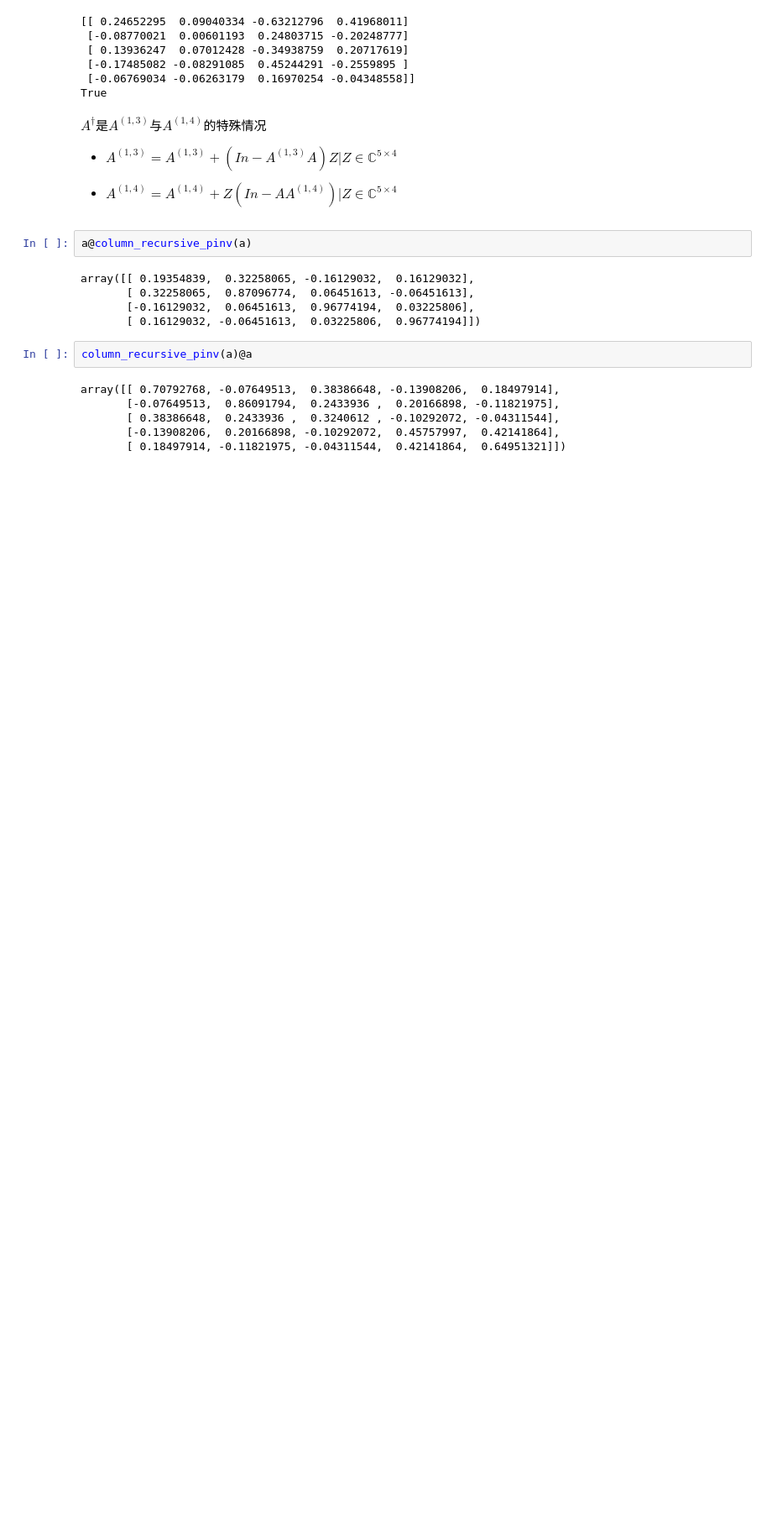
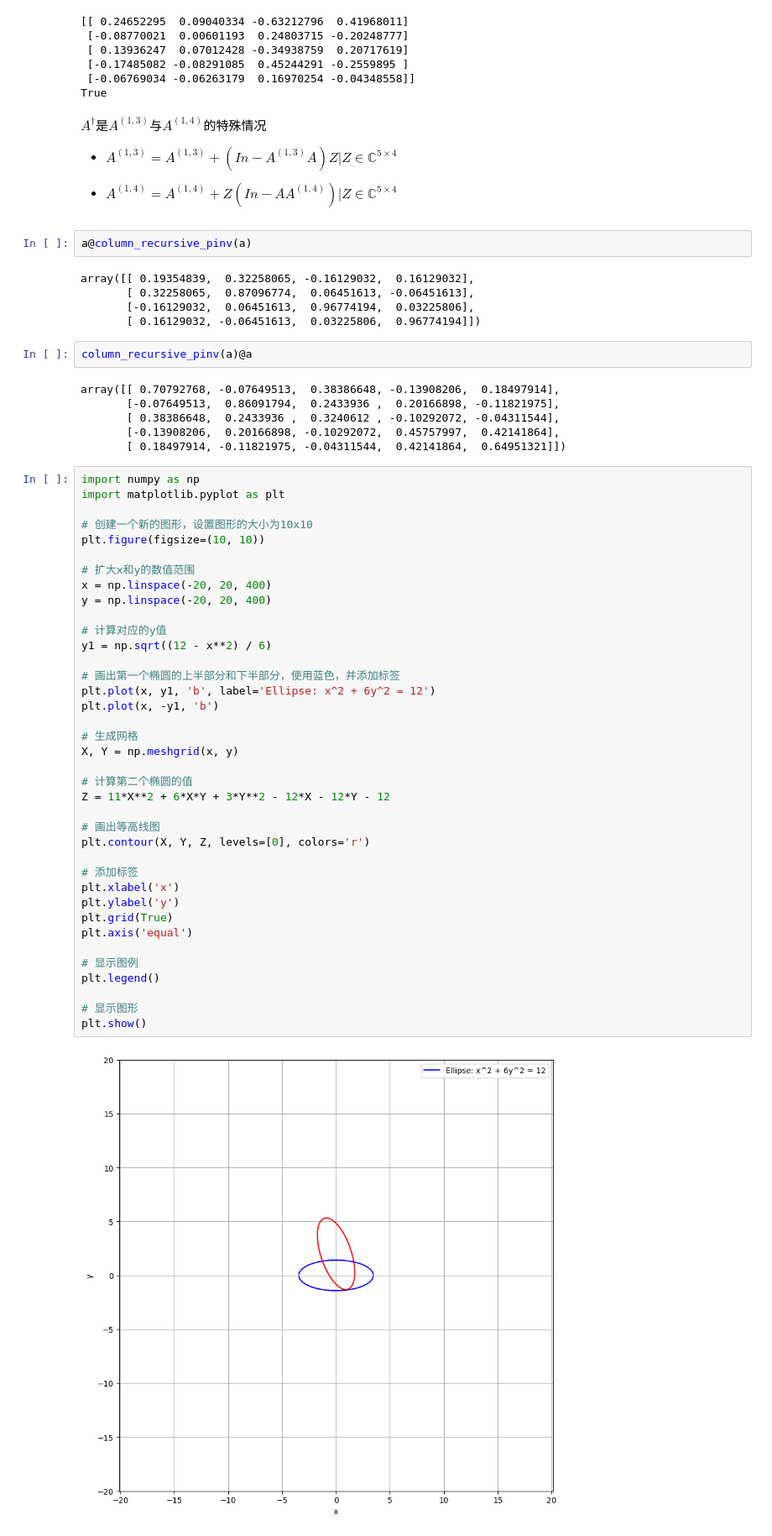
Before and after one commit to sirius777coder/Bioinformatics-Fileds, a Jupyter notebook: bioinformatics/05_matrix_analysis.ipynb, the cells around one changed output. Shown at 84% size. Saved outputs shown, nothing was run; the diff lists cells and outputs as text; blank space fills up the shorter version.

```diff
--- a/bioinformatics/05_matrix_analysis.ipynb
+++ b/bioinformatics/05_matrix_analysis.ipynb
@@ -302,3 +302,43 @@ array([[ 0.70792768, -0.07649513,  0.38386648, -0.13908206,  0.18497914],
        [ 0.38386648,  0.2433936 ,  0.3240612 , -0.10292072, -0.04311544],
        [-0.13908206,  0.20166898, -0.10292072,  0.45757997,  0.42141864],
        [ 0.18497914, -0.11821975, -0.04311544,  0.42141864,  0.64951321]])
+# %%
+import numpy as np
+import matplotlib.pyplot as plt
+
+# 创建一个新的图形，设置图形的大小为10x10
+plt.figure(figsize=(10, 10))
+
+# 扩大x和y的数值范围
+x = np.linspace(-20, 20, 400)
+y = np.linspace(-20, 20, 400)
+
+# 计算对应的y值
+y1 = np.sqrt((12 - x**2) / 6)
+
+# 画出第一个椭圆的上半部分和下半部分，使用蓝色，并添加标签
+plt.plot(x, y1, 'b', label='Ellipse: x^2 + 6y^2 = 12')
+plt.plot(x, -y1, 'b')
+
+# 生成网格
+X, Y = np.meshgrid(x, y)
+
+# 计算第二个椭圆的值
+Z = 11*X**2 + 6*X*Y + 3*Y**2 - 12*X - 12*Y - 12
+
+# 画出等高线图
+plt.contour(X, Y, Z, levels=[0], colors='r')
+
+# 添加标签
+plt.xlabel('x')
+plt.ylabel('y')
+plt.grid(True)
+plt.axis('equal')
+
+# 显示图例
+plt.legend()
+
+# 显示图形
+plt.show()
+# %% [output]
+[figure, added]
```
Also changed, not shown: parts of 6 cells of this notebook, 2 other files.
